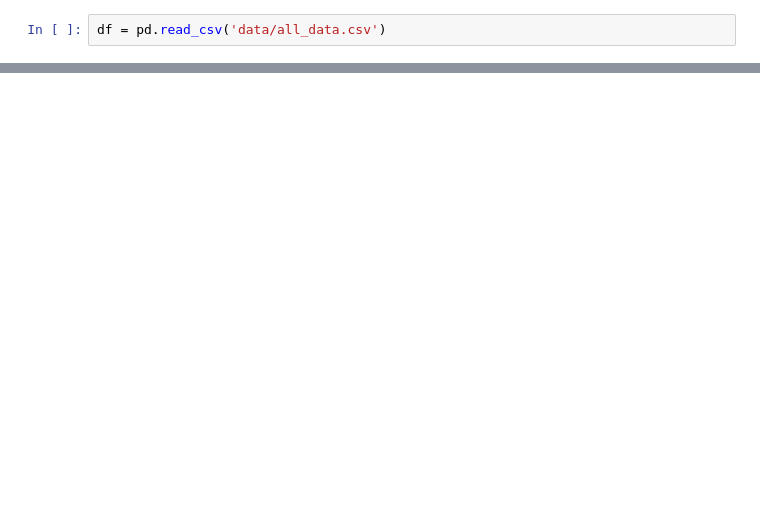
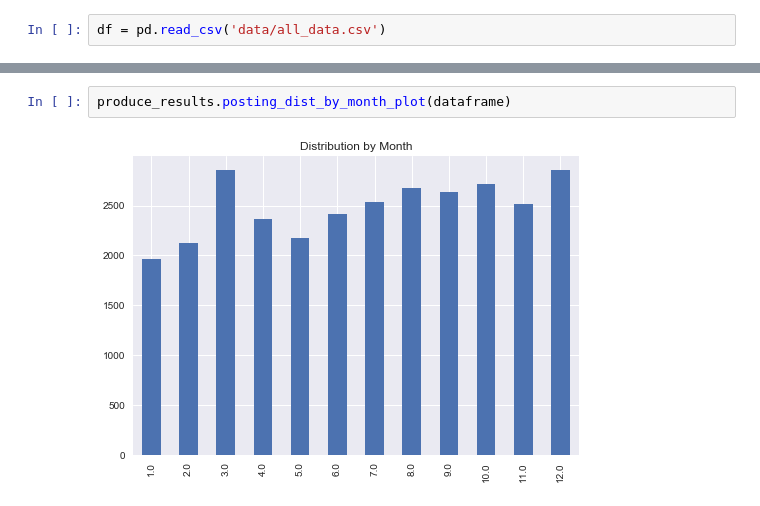
Before and after one commit to Dominiquo/public_employment, a Jupyter notebook: view_graphs.ipynb, the cells around one changed output, grey strips where cells are left out. Drawn from its saved outputs; the diff is of its cells as text; blank space fills up the shorter version.

```diff
--- a/view_graphs.ipynb
+++ b/view_graphs.ipynb
@@ -97,0 +22,4 @@ produce_results.results_by_date_plot(df)
+# %%
+produce_results.posting_dist_by_month_plot(dataframe)
+# %% [output]
+[figure, added]
```
Also changed, not shown: parts of 49 cells of this notebook, 5 other files.
